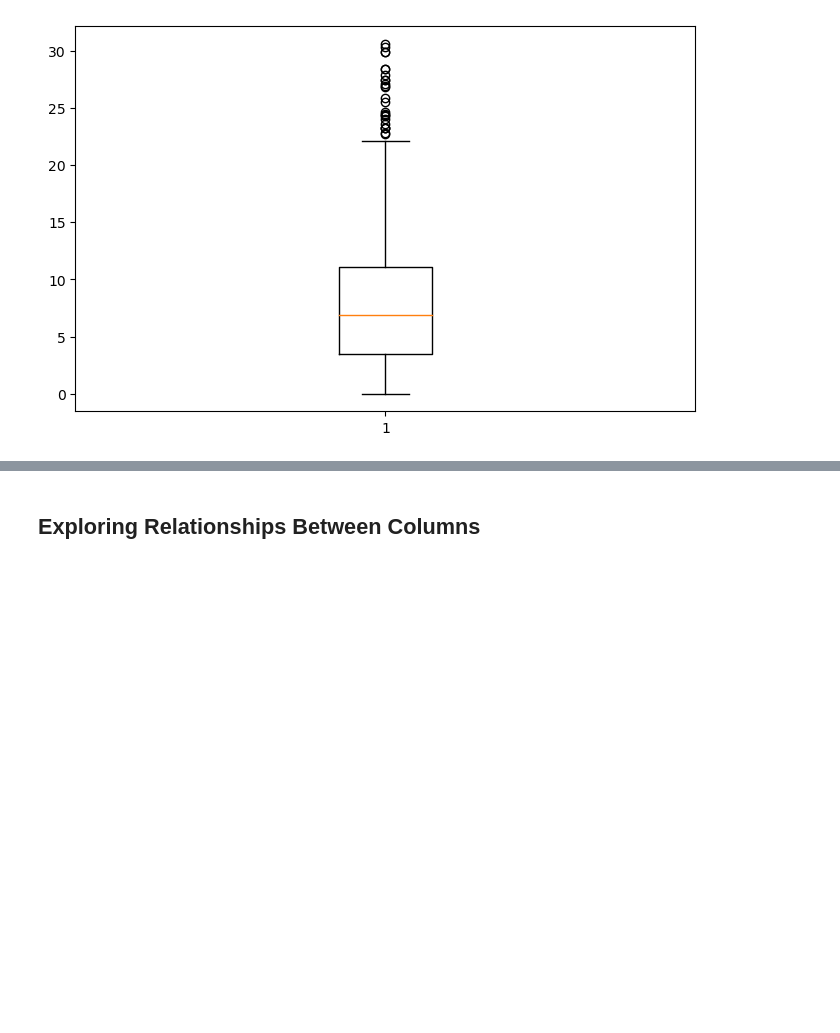
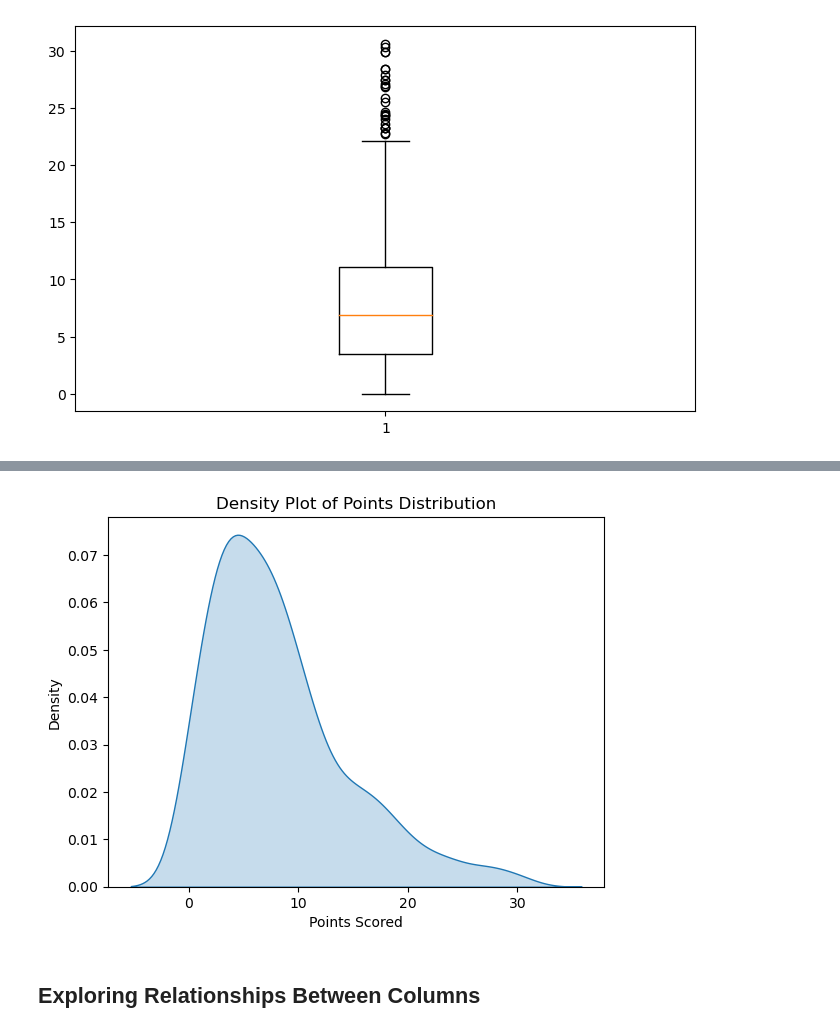
Before and after one commit to Chris-Goyette/Python_DA_Class, a Jupyter notebook: Colab_Notebooks/NBA_data_2_19.ipynb, the cells around one changed output, grey strips where cells are left out. Saved outputs shown, nothing was run; the diff lists cells and outputs as text; code cells hidden in the pictures; blank space fills up the shorter version.

```diff
--- a/Colab_Notebooks/NBA_data_2_19.ipynb
+++ b/Colab_Notebooks/NBA_data_2_19.ipynb
@@ -309,3 +314,13 @@ plt.show()
+# %%
+# Plotting Kernel density plot for another perspective on the distribution of pts data
+
+sns.kdeplot(data=df_2021_22, x="pts", fill=True)  # Add 'fill=True' for filled area
+plt.xlabel('Points Scored')
+plt.ylabel('Density')
+plt.title('Density Plot of Points Distribution')
+plt.show()
+# %% [output]
+[figure, added]
 # %% [markdown]
 ## Exploring Relationships Between Columns
 # %% [markdown]
```
Also changed, not shown: parts of 3 cells of this notebook, 1 other file.
